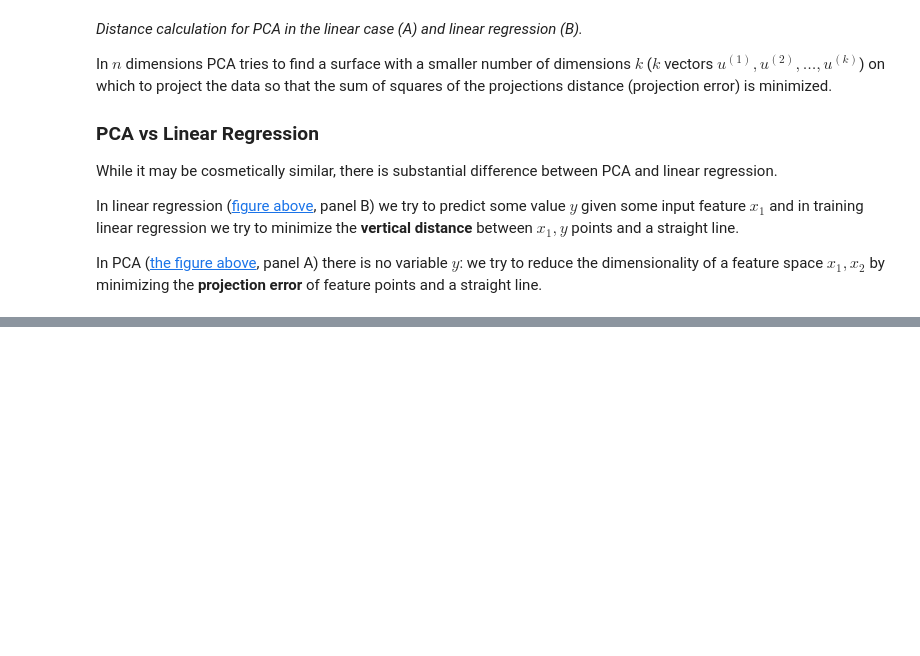
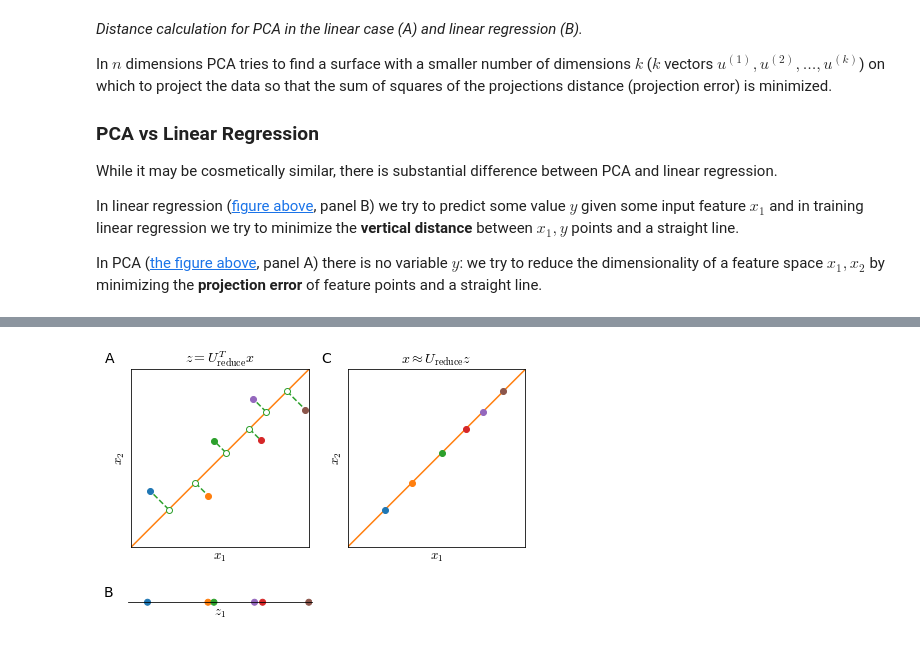
Before and after one commit to marnec/ML, a Jupyter notebook: ML-23-DimensionalityReduction.ipynb, the cells around one changed output, grey strips where cells are left out. Cells and saved outputs as stored; diff of their text form; code cells hidden in the pictures; blank space fills up the shorter version.

```diff
--- a/ML-23-DimensionalityReduction.ipynb
+++ b/ML-23-DimensionalityReduction.ipynb
@@ -164,0 +178,42 @@ and since $U_\text{reduce}^T \in \mathbb{R}^{k \times n}$ and $x \in \mathbb{R}^
+# %%
+xv = np.linspace(1, 3, 6)
+xv, yv = xv+noise, xv+noise[::-1]
+
+fig = plt.figure(constrained_layout=True)
+gs = fig.add_gridspec(2, 2, height_ratios=[3, 1])
+ax1 = fig.add_subplot(gs[0, 0])
+ax2 = fig.add_subplot(gs[0, 1], sharey=ax1, sharex=ax1)
+ax3 = fig.add_subplot(gs[1, 0], sharex=ax2)
+
+colors = ['C{}'.format(i) for i in range(10)]
+for col, xori, xp, yp in zip(colors, x, xv, yv):
+    l = np.array([3, 3])
+    coords = np.array([xp, yp])
+    p = l * np.dot(coords, l) / np.dot(l, l)
+    ax1.plot(xp, yp, ls='none', marker='o', c=col)
+    ax1.plot(*np.c_[p, coords], marker='o', c='C2', markevery=[0], ls='--' ,zorder=-1, markerfacecolor='w')
+    ax2.plot(*p, marker='o', ls='none' ,zorder=-1)
+
+for ax, l in zip([ax1, ax2], ['A', 'C']):
+    ax.axline((1, 1), slope=1, c='C1', zorder=-2)
+    ax.set_aspect('equal')
+    ax.set_xticks([])
+    ax.set_yticks([])
+    ax.set_xlabel('$x_1$', fontsize=13)
+    ax.set_ylabel('$x_2$', fontsize=13)
+    ax.set_xlim(.5, 3.5)
+    ax.set_ylim(.5, 3.5)
+    ax.text(-0.15, 1.1, l, transform=ax.transAxes, fontsize=14, va='top')
+
+ax1.set_title('$z=U^T_\\mathrm{reduce}x$', fontsize=14)
+ax2.set_title('$x \\approx U_\\mathrm{reduce}z$', fontsize=14)
+ax3.scatter(xv, np.zeros_like(xv), c=colors[:6])
+ax3.spines['left'].set_visible(False)
+ax3.spines['top'].set_visible(False)
+ax3.spines['right'].set_visible(False)
+ax3.spines['bottom'].set_position('center')
+ax3.set_yticks([])
+ax3.set_xlabel('$z_1$', fontsize=13)
+ax3.text(0.1, 0.01, 'B', fontsize=14);
+# %% [output]
+[figure, added]
```
Also changed, not shown: parts of 5 cells of this notebook, 3 other files.
